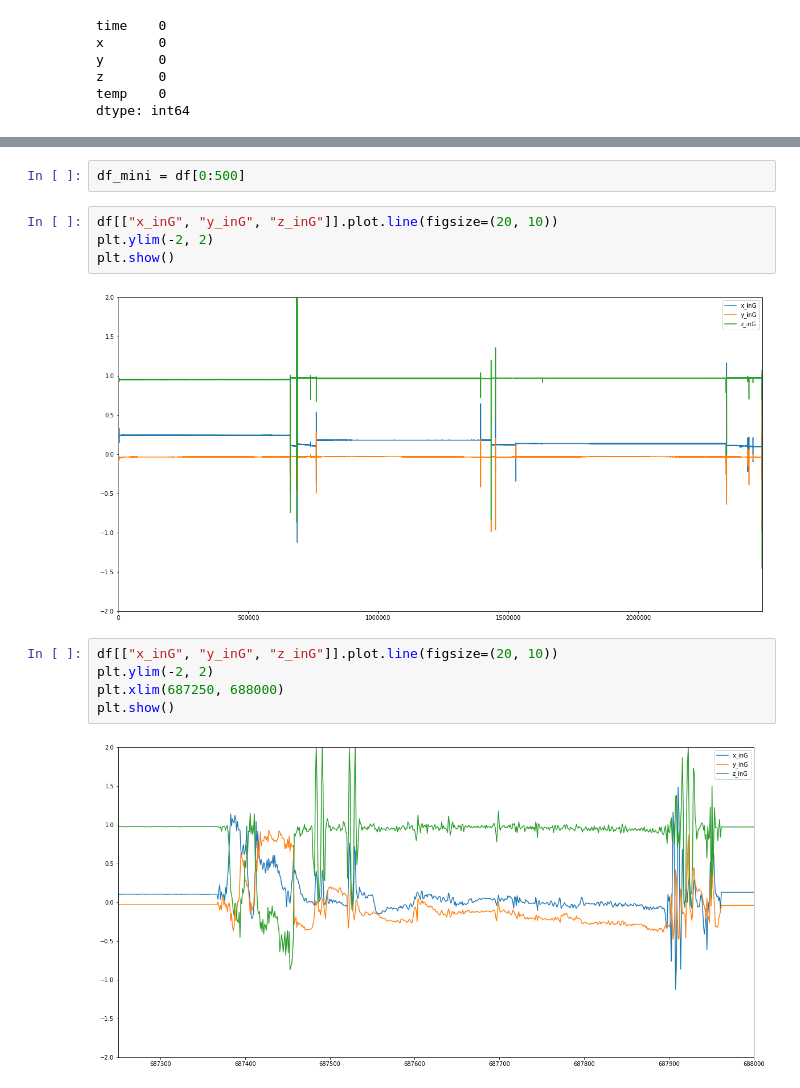
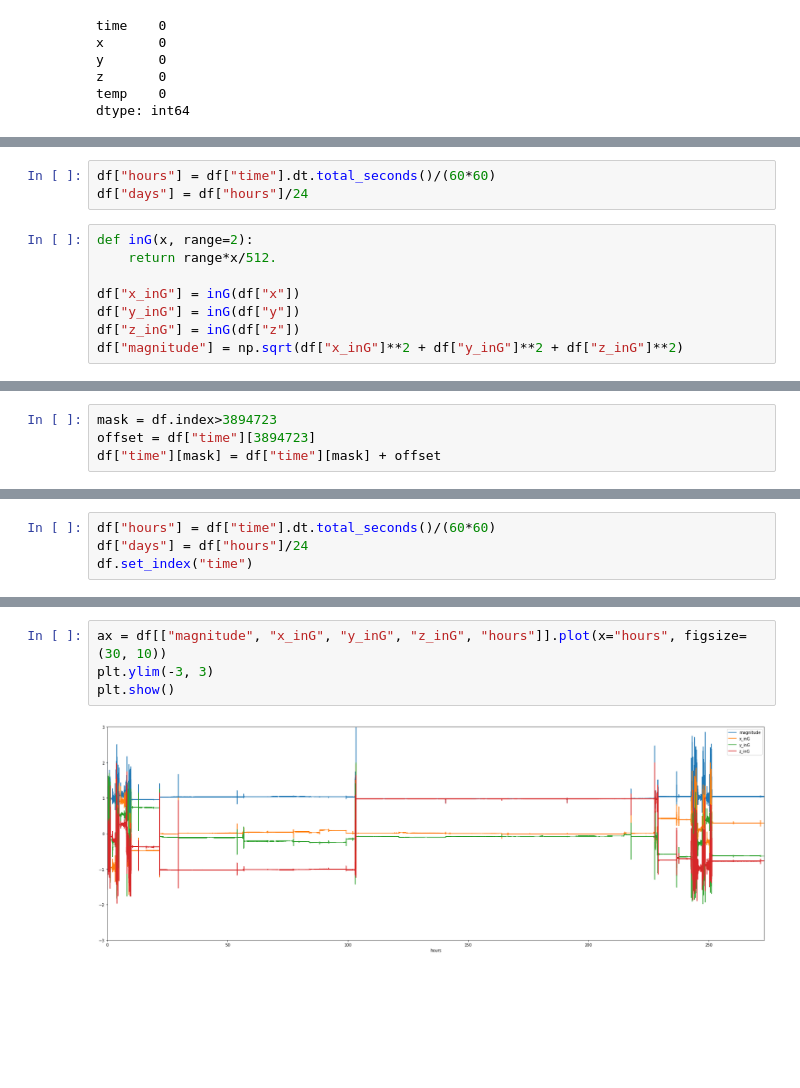
Before and after one commit to dawnnnn0/btl_crate_shipping_logger, a Jupyter notebook: explore_data.ipynb, the cells around one changed output, grey strips where cells are left out. Saved outputs shown, nothing was run; the diff lists cells and outputs as text; blank space fills up the shorter version.

```diff
--- a/explore_data.ipynb
+++ b/explore_data.ipynb
@@ -53,0 +71,11 @@ df["time"] = pd.to_timedelta(df["time"].str.replace(" ", "").str.replace(":", "
+# %%
+df["hours"] = df["time"].dt.total_seconds()/(60*60)
+df["days"] = df["hours"]/24
+# %%
+def inG(x, range=2):
+    return range*x/512.
+
+df["x_inG"] = inG(df["x"])
+df["y_inG"] = inG(df["y"])
+df["z_inG"] = inG(df["z"])
+df["magnitude"] = np.sqrt(df["x_inG"]**2 + df["y_inG"]**2 + df["z_inG"]**2)
@@ -53,0 +131,4 @@ df["time"] = pd.to_timedelta(df["time"].str.replace(" ", "").str.replace(":", "
+# %%
+mask = df.index>3894723
+offset = df["time"][3894723]
+df["time"][mask] = df["time"][mask] + offset
@@ -53,0 +165,4 @@ df["time"] = pd.to_timedelta(df["time"].str.replace(" ", "").str.replace(":", "
+# %%
+df["hours"] = df["time"].dt.total_seconds()/(60*60)
+df["days"] = df["hours"]/24
+df.set_index("time")
@@ -82,15 +204,6 @@ df.describe().T
-# %%
-df_mini = df[0:500]
 # %%
-df[["x_inG", "y_inG", "z_inG"]].plot.line(figsize=(20, 10))
-plt.ylim(-2, 2)
+ax = df[["magnitude", "x_inG", "y_inG", "z_inG", "hours"]].plot(x="hours", figsize=(30, 10))
+plt.ylim(-3, 3)
 plt.show()
 # %% [output]
-[figure, old version]
+[figure, new version]
-# %%
-df[["x_inG", "y_inG", "z_inG"]].plot.line(figsize=(20, 10))
-plt.ylim(-2, 2)
-plt.xlim(687250, 688000)
-plt.show()
-# %% [output]
-[figure, removed]
```
Also changed, not shown: parts of 20 cells of this notebook.
